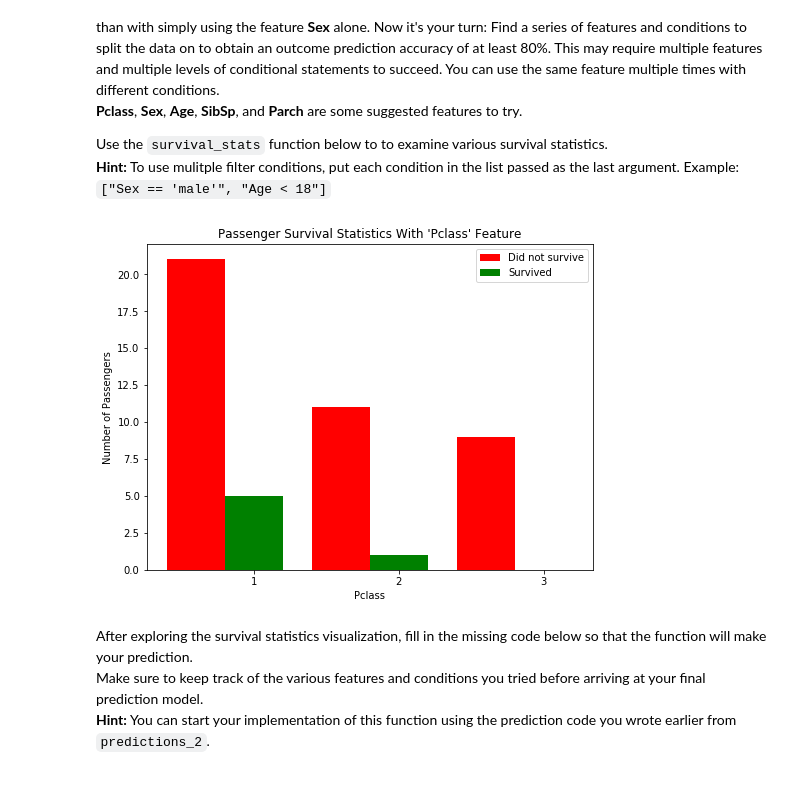
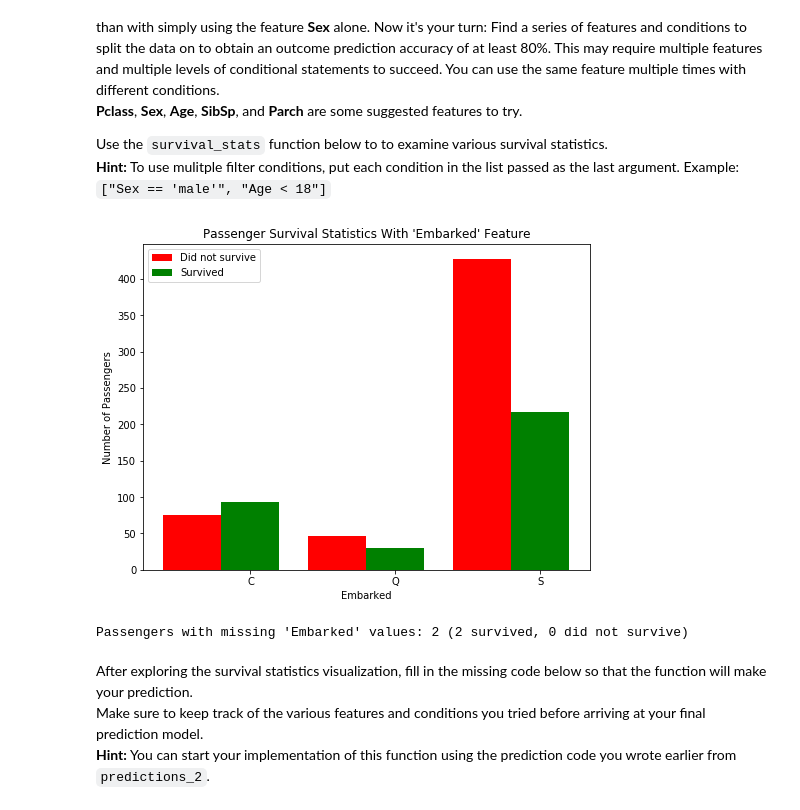
Before and after one commit to codecsid/titanic_survival_exploration, a Jupyter notebook: titanic_survival_exploration.ipynb, the cells around one changed output. Cells and saved outputs as stored; diff of their text form; code cells hidden in the pictures.

```diff
--- a/titanic_survival_exploration.ipynb
+++ b/titanic_survival_exploration.ipynb
@@ -223,9 +216,10 @@ Adding the feature **Age** as a condition in conjunction with **Sex** improves t
 Use the `survival_stats` function below to to examine various survival statistics.
 **Hint:** To use mulitple filter conditions, put each condition in the list passed as the last argument. Example: `["Sex == 'male'", "Age < 18"]`
 # %%
-vs.survival_stats(data, outcomes, 'Pclass', ["Sex == 'male'", "Age > 50"])
+vs.survival_stats(data, outcomes, 'Embarked', [])
 # %% [output]
-[figure, old version]
+[figure, new version]
+Passengers with missing 'Embarked' values: 2 (2 survived, 0 did not survive)
 # %% [markdown]
 After exploring the survival statistics visualization, fill in the missing code below so that the function will make your prediction.
 Make sure to keep track of the various features and conditions you tried before arriving at your final prediction model.
```
Also changed, not shown: parts of 8 cells of this notebook, 1 other file.
